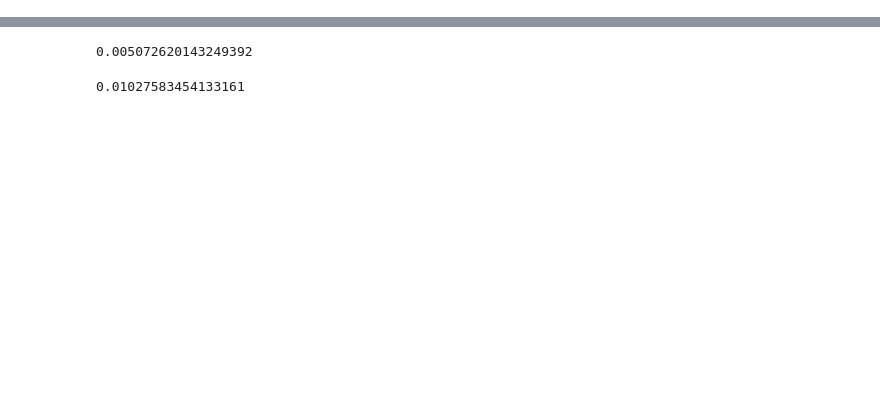
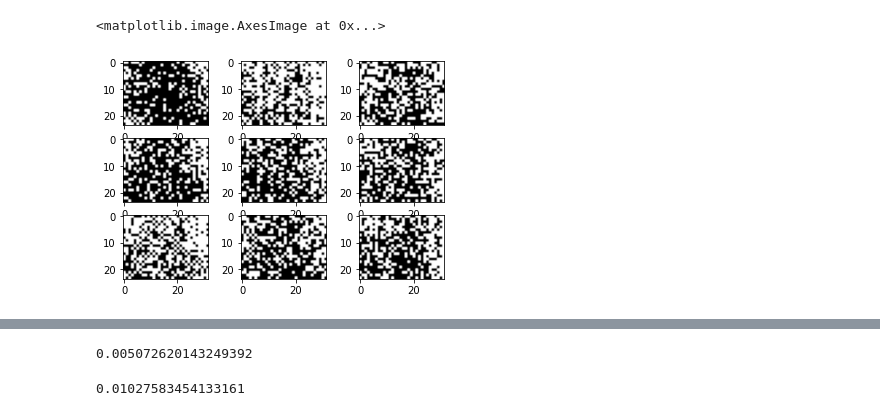
Before and after one commit to nickinack/Occupancy-Estimation, a Jupyter notebook: src/visualize.ipynb, the cells around one changed output, grey strips where cells are left out. Cells and saved outputs as stored; diff of their text form; code cells hidden in the pictures; blank space fills up the shorter version.

```diff
--- a/src/visualize.ipynb
+++ b/src/visualize.ipynb
@@ -31,0 +79,14 @@ for i in range(0,1):
+# %%
+fig, axs = plt.subplots(3, 3)
+axs[0,0].imshow(event[142,:,:,3] , cmap='Greys')
+axs[1,0].imshow(event[142,:,:,4] , cmap='Greys')
+axs[2,0].imshow(event[142,:,:,5] , cmap='Greys')
+axs[0,1].imshow(event[142,:,:,6] , cmap='Greys')
+axs[1,1].imshow(event[142,:,:,7] , cmap='Greys')
+axs[2,1].imshow(event[142,:,:,8] , cmap='Greys')
+axs[0,2].imshow(event[142,:,:,9] , cmap='Greys')
+axs[1,2].imshow(event[142,:,:,10] , cmap='Greys')
+axs[2,2].imshow(event[142,:,:,11] , cmap='Greys')
+# %% [output]
+<matplotlib.image.AxesImage at 0x...>
+[figure, added]
```
Also changed, not shown: parts of 9 cells of this notebook, 1 other file.
